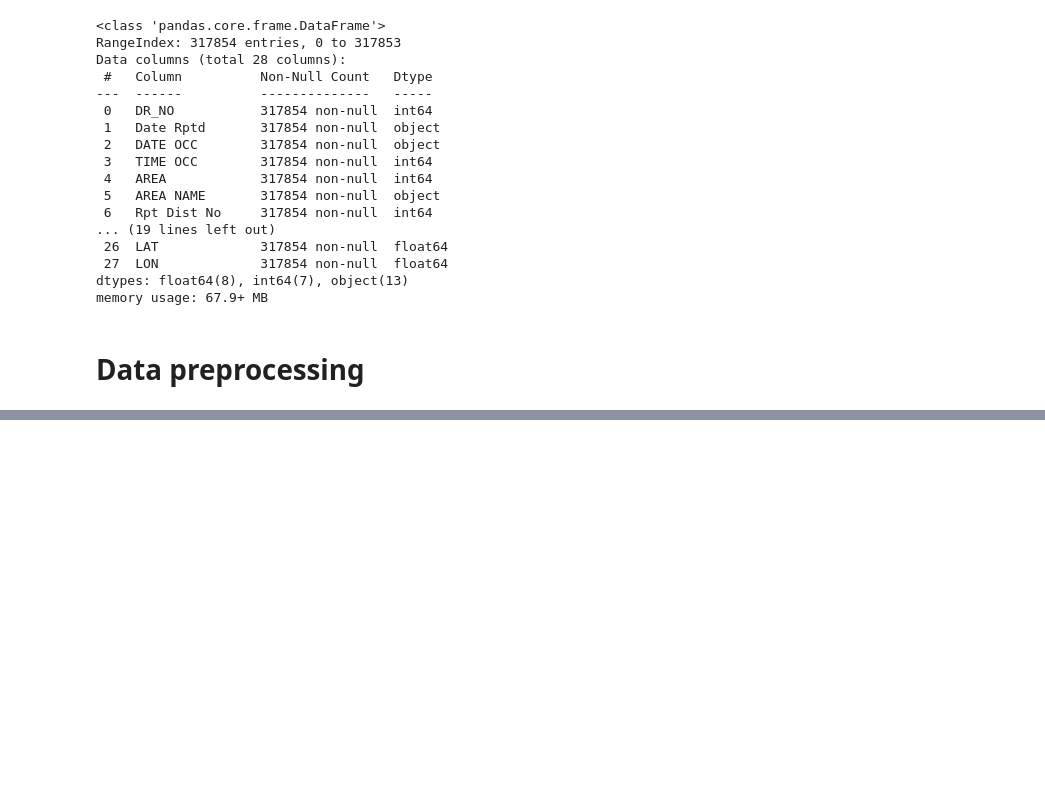
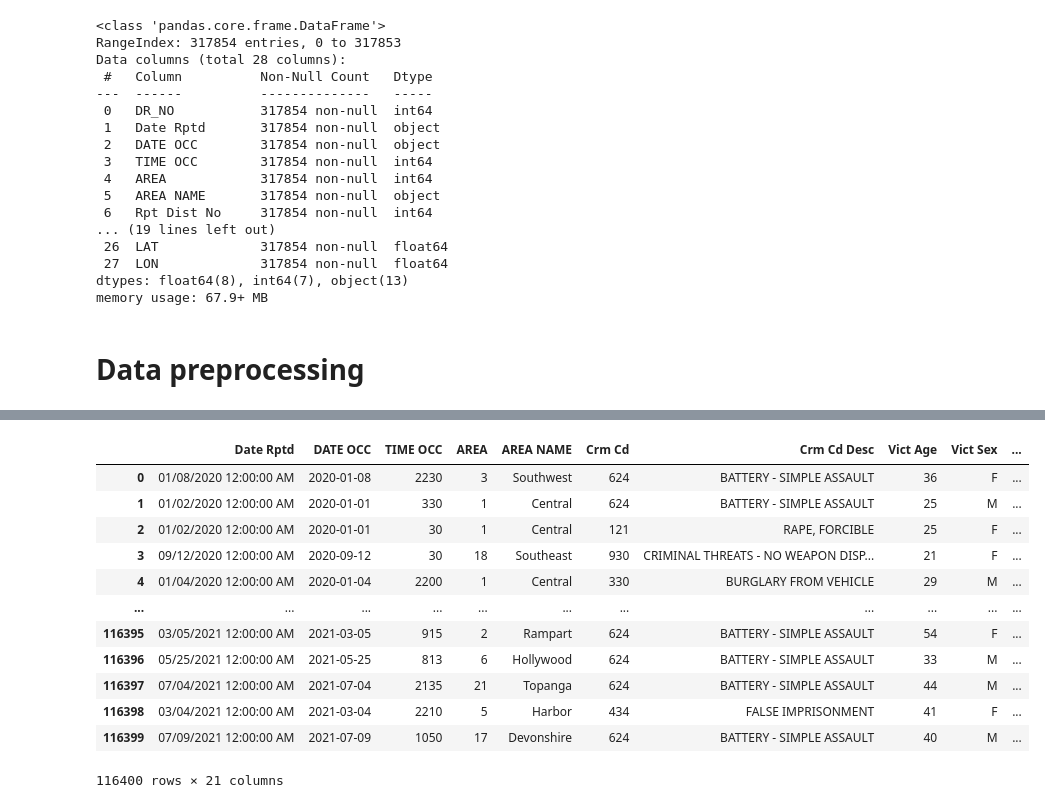
Before and after one commit to ImaneMdn/Los-Angeles-EDA, a Jupyter notebook: losangeles.ipynb, the cells around one changed output, grey strips where cells are left out. Drawn from its saved outputs; the diff is of its cells as text; code cells hidden in the pictures; blank space fills up the shorter version.

```diff
--- a/losangeles.ipynb
+++ b/losangeles.ipynb
@@ -44,0 +104,21 @@ memory usage: 67.9+ MB
+# %%
+# split 'DATE OCC' into year, month and day
+df['DATE OCC'] = pd.to_datetime(df['DATE OCC'])
+df['YEAR OCC'] = df['DATE OCC'].dt.year
+df['MONTH OCC'] = df['DATE OCC'].dt.month
+df['DAY OCC'] = df['DATE OCC'].dt.day
+df
+# %% [output]
+|  | Date Rptd | DATE OCC | TIME OCC | AREA | AREA NAME | Crm Cd | Crm Cd Desc | Vict Age | Vict Sex | ... |
+| 0 | 01/08/2020 12:00:00 AM | 2020-01-08 | 2230 | 3 | Southwest | 624 | BATTERY - SIMPLE ASSAULT | 36 | F | ... |
+| 1 | 01/02/2020 12:00:00 AM | 2020-01-01 | 330 | 1 | Central | 624 | BATTERY - SIMPLE ASSAULT | 25 | M | ... |
+| 2 | 01/02/2020 12:00:00 AM | 2020-01-01 | 30 | 1 | Central | 121 | RAPE, FORCIBLE | 25 | F | ... |
+| 3 | 09/12/2020 12:00:00 AM | 2020-09-12 | 30 | 18 | Southeast | 930 | CRIMINAL THREATS - NO WEAPON DISP... | 21 | F | ... |
+| 4 | 01/04/2020 12:00:00 AM | 2020-01-04 | 2200 | 1 | Central | 330 | BURGLARY FROM VEHICLE | 29 | M | ... |
+| ... | ... | ... | ... | ... | ... | ... | ... | ... | ... | ... |
+| 116395 | 03/05/2021 12:00:00 AM | 2021-03-05 | 915 | 2 | Rampart | 624 | BATTERY - SIMPLE ASSAULT | 54 | F | ... |
+| 116396 | 05/25/2021 12:00:00 AM | 2021-05-25 | 813 | 6 | Hollywood | 624 | BATTERY - SIMPLE ASSAULT | 33 | M | ... |
+| 116397 | 07/04/2021 12:00:00 AM | 2021-07-04 | 2135 | 21 | Topanga | 624 | BATTERY - SIMPLE ASSAULT | 44 | M | ... |
+| 116398 | 03/04/2021 12:00:00 AM | 2021-03-04 | 2210 | 5 | Harbor | 434 | FALSE IMPRISONMENT | 41 | F | ... |
+| 116399 | 07/09/2021 12:00:00 AM | 2021-07-09 | 1050 | 17 | Devonshire | 624 | BATTERY - SIMPLE ASSAULT | 40 | M | ... |
+116400 rows × 21 columns
```
Also changed, not shown: parts of 9 cells of this notebook.
